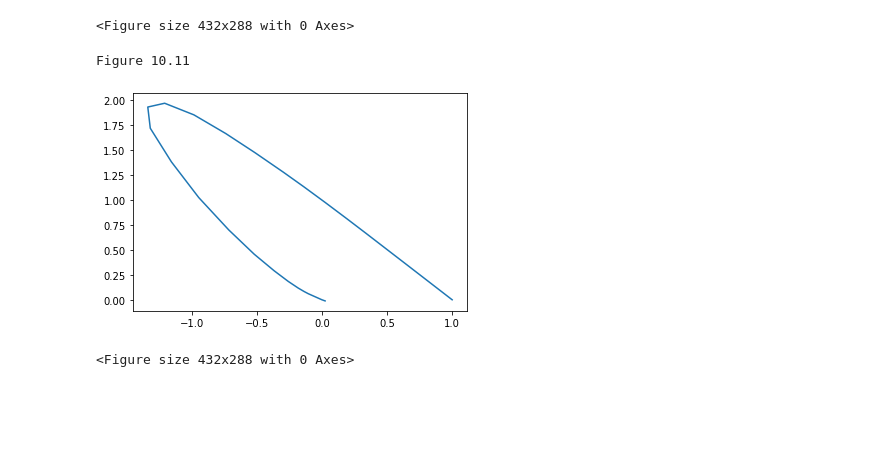
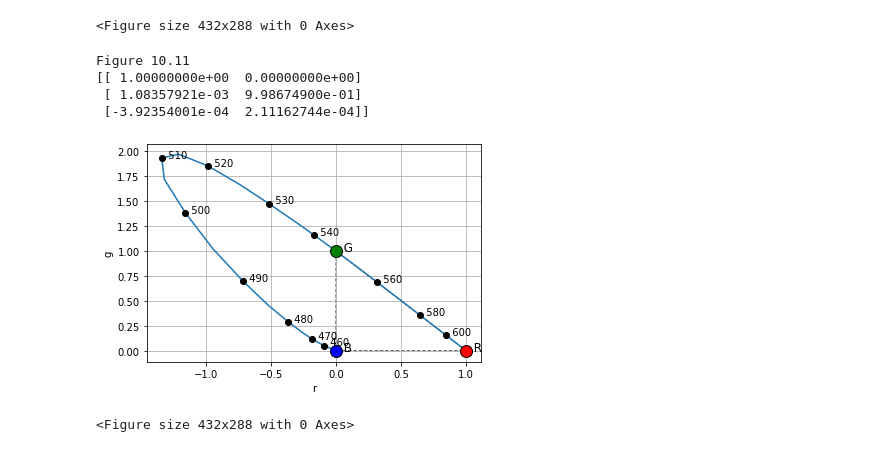
Before and after one commit to petercorke/machinevision-toolbox-python, a Jupyter notebook: machinevisiontoolbox/chap10.ipynb, the cells around one changed output. Saved outputs shown, nothing was run; the diff lists cells and outputs as text; code cells hidden in the pictures; blank space fills up the shorter version.

Commit message:
added cie_primaries, few other helping plot functions, and did up to Fig 10_12.m

```diff
--- a/machinevisiontoolbox/chap10.ipynb
+++ b/machinevisiontoolbox/chap10.ipynb
@@ -262,21 +266,48 @@ plt.savefig('fig10_10.eps')
 Figure 10.10
 [figure]
 <Figure size 432x288 with 0 Axes>
-# %%
-
-print('Figure 10.11')
-
-
-lam = np.arange(400, 700) * nm
-
-rg = mvt.lambda2rg(lam)
-plt.plot(rg[0:,0], rg[0:,1])
-
-plt.show()
-plt.savefig('fig10_11.eps')
-
-# TODO maybe should be more interpolated/smoother?
-# %% [output]
-Figure 10.11
-[figure, removed]
-<Figure size 432x288 with 0 Axes>
+# %%
+
+print('Figure 10.11')
+
+from matplotlib.patches import Polygon
+
+lam = np.arange(400, 700) * nm
+
+rg = mvt.lambda2rg(lam)
+ax = plt.subplot(1,1,1)  # TODO not certain if this is necessary, but needed a plotting object to pass
+
+ax.plot(rg[0:,0], rg[0:,1])
+ax = mvt.rg_addticks(ax)
+
+# show and label primaries
+prim = mvt.lambda2rg(mvt.cie_primaries())
+
+print(prim)
+
+poly = Polygon(prim, closed=True, facecolor='None', linestyle='--', edgecolor='k', alpha=0.75)
+poly.set_color=None
+ax.add_patch(poly)
+
+ax.plot(prim[0, 0], prim[0, 1], marker='o', markeredgecolor='k', markerfacecolor='r', markersize=12)
+ax.plot(prim[1, 0], prim[1, 1], marker='o', markeredgecolor='k', markerfacecolor='g', markersize=12)
+ax.plot(prim[2, 0], prim[2, 1], marker='o', markeredgecolor='k', markerfacecolor='b', markersize=12)
+ax.text(prim[0, 0], prim[0, 1], '  R', fontsize=12)
+ax.text(prim[1, 0], prim[1, 1], '  G', fontsize=12)
+ax.text(prim[2, 0], prim[2, 1], '  B', fontsize=12)
+ax.grid()
+
+ax.set_xlabel('r')
+ax.set_ylabel('g')
+plt.show()
+plt.savefig('fig10_11.eps')
+
+# TODO should be more interpolated/smoother?
+# TODO adjust axes to make more space for text annotations
+# %% [output]
+Figure 10.11
+[[ 1.00000000e+00  0.00000000e+00]
+ [ 1.08357921e-03  9.98674900e-01]
+ [-3.92354001e-04  2.11162744e-04]]
+[figure, added]
+<Figure size 432x288 with 0 Axes>
```
Also changed, not shown: parts of 2 cells of this notebook, 2 other files.
